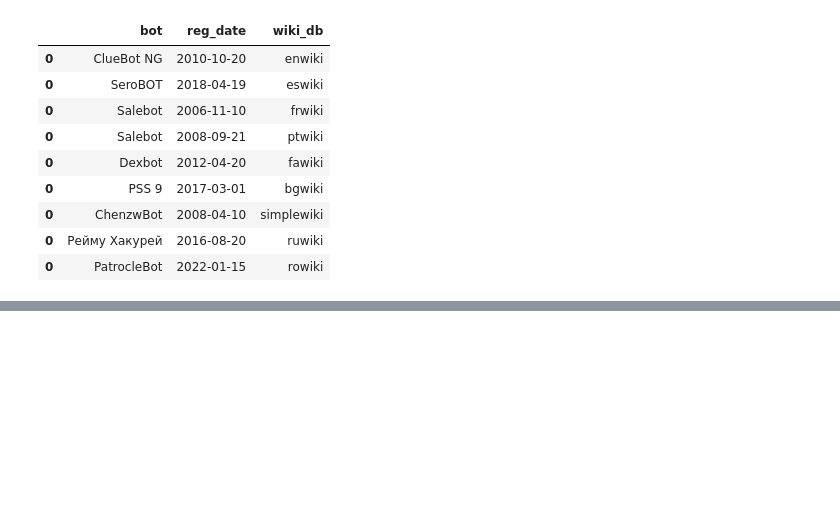
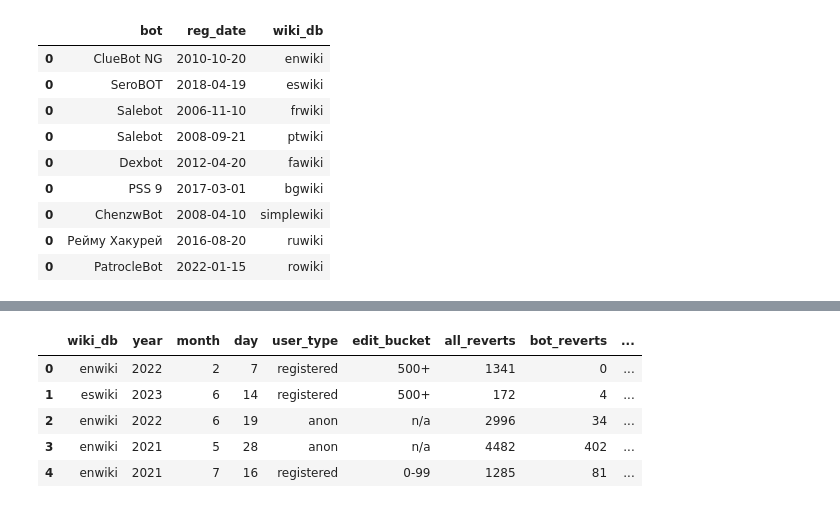
Before and after one commit to wikimedia-research/mod-tools-FY24, a Jupyter notebook: [T341857] anti_vandal_bots_reverts/bot_reverts_analysis.ipynb, the cells around one changed output, grey strips where cells are left out. Cells and saved outputs as stored; diff of their text form; code cells hidden in the pictures; blank space fills up the shorter version.

```diff
--- a/[T341857] anti_vandal_bots_reverts/bot_reverts_analysis.ipynb
+++ b/[T341857] anti_vandal_bots_reverts/bot_reverts_analysis.ipynb
@@ -273,0 +428,9 @@ percent_bot_reverts.fillna(0).to_csv('data_outputs/anti_vandal_bot_revert_percen
+# %%
+bot_revert_counts.head()
+# %% [output]
+|  | wiki_db | year | month | day | user_type | edit_bucket | all_reverts | bot_reverts | ... |
+| 0 | enwiki | 2022 | 2 | 7 | registered | 500+ | 1341 | 0 | ... |
+| 1 | eswiki | 2023 | 6 | 14 | registered | 500+ | 172 | 4 | ... |
+| 2 | enwiki | 2022 | 6 | 19 | anon | n/a | 2996 | 34 | ... |
+| 3 | enwiki | 2021 | 5 | 28 | anon | n/a | 4482 | 402 | ... |
+| 4 | enwiki | 2021 | 7 | 16 | registered | 0-99 | 1285 | 81 | ... |
```
Also changed, not shown: parts of 18 cells of this notebook, 2 other files.
